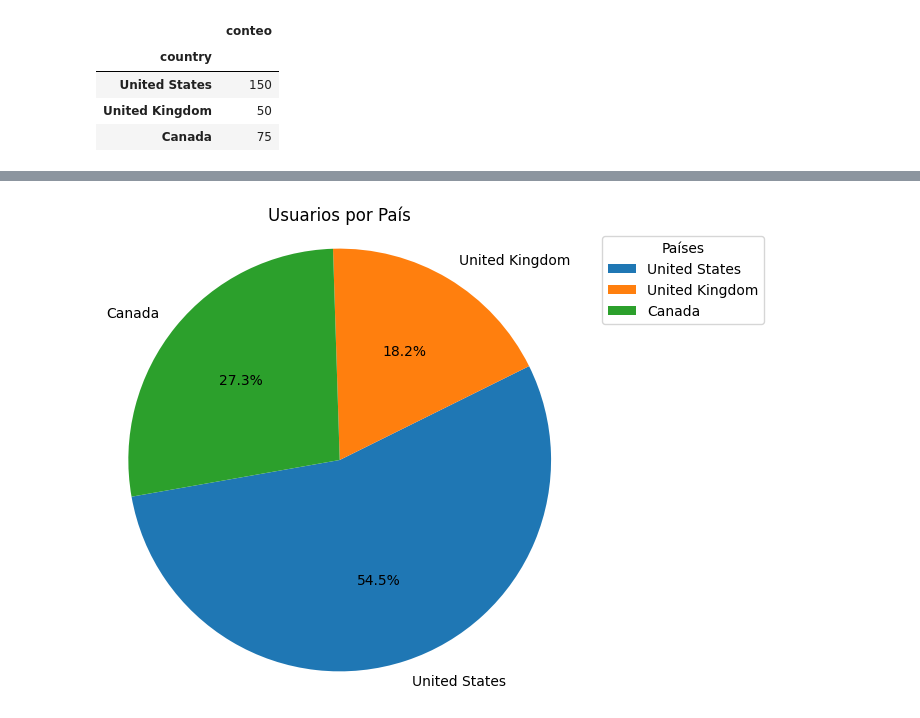
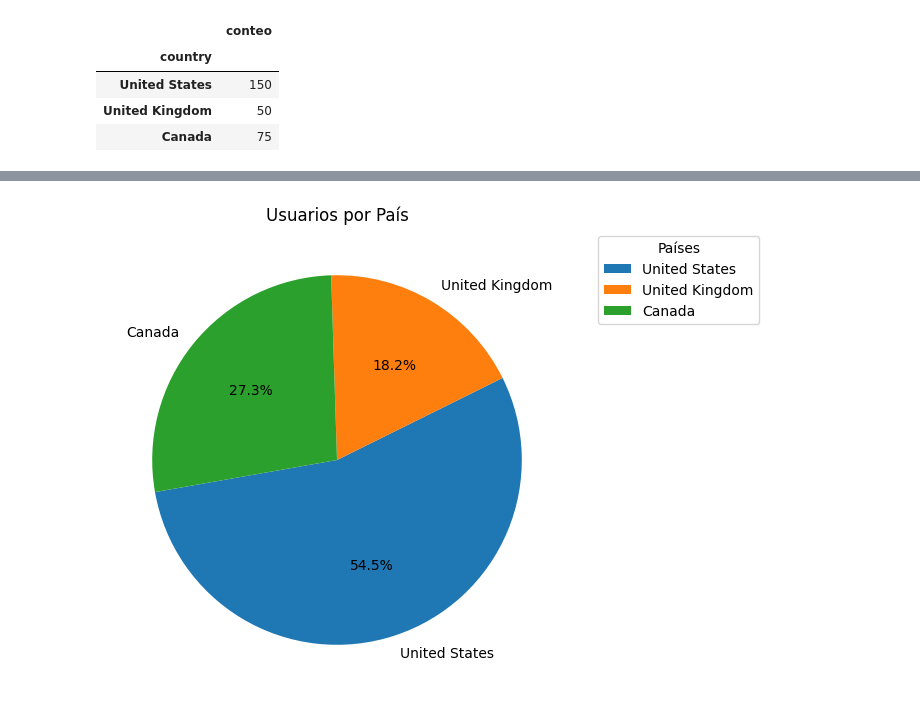
Before and after one commit to Bellengher/SPRINT-1, a Jupyter notebook: SPRINT8.1/Sprint_8_1.ipynb, the cells around one changed output, grey strips where cells are left out. Saved outputs shown, nothing was run; the diff lists cells and outputs as text; code cells hidden in the pictures.

```diff
--- a/SPRINT8.1/Sprint_8_1.ipynb
+++ b/SPRINT8.1/Sprint_8_1.ipynb
@@ -157,11 +167,10 @@ memory usage: 48.0+ bytes
 # %%
 conteo = df['conteo']
 country = df.index
 plt.figure(figsize=(6, 6))
 plt.pie(conteo, labels=country, autopct='%1.1f%%', startangle=190)
 plt.title('Usuarios por País')
 plt.legend(title = "Países", bbox_to_anchor=(1.05, 1), loc='upper left')
-plt.axis('equal')
 plt.show()
 # %% [output]
-[figure, old version]
+[figure, new version]
```
Also changed, not shown: parts of 10 cells of this notebook.
